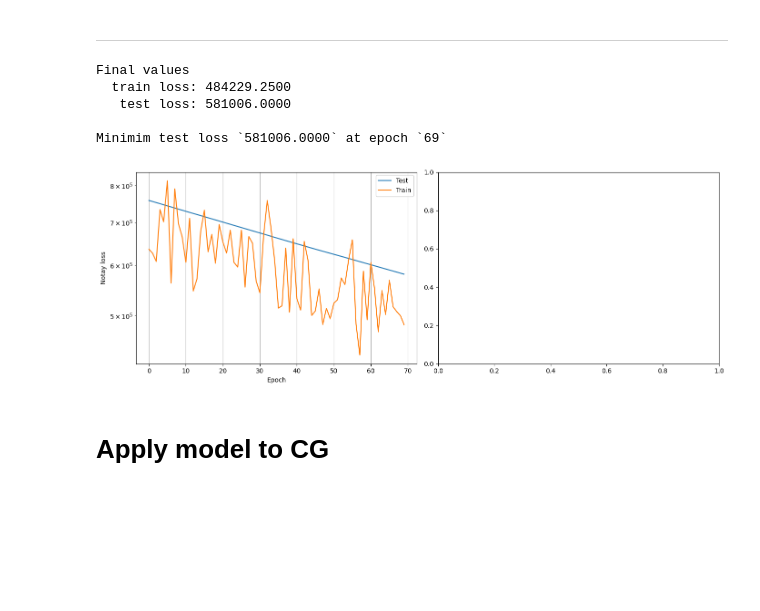
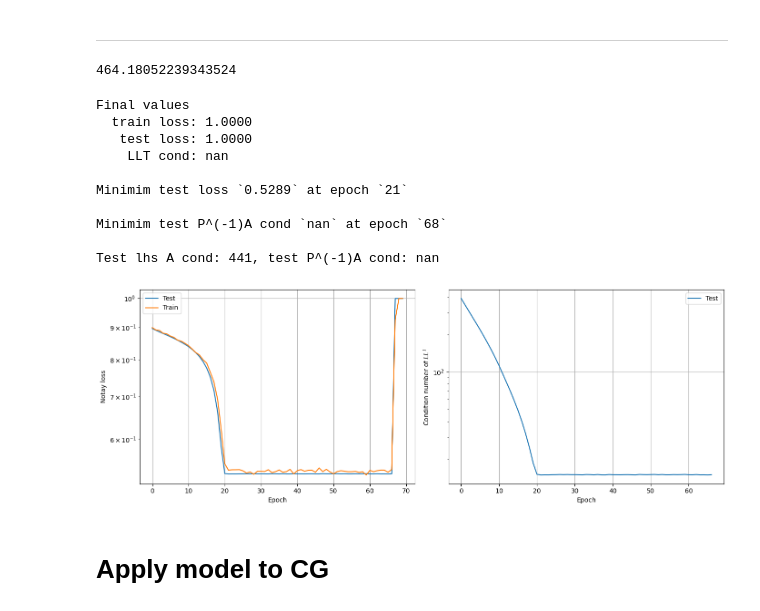
Before and after one commit to vltrifonov/PreCorrector, a Jupyter notebook: experiments/Experiments_Poisson2D.ipynb, the cells around one changed output. Cells and saved outputs as stored; diff of their text form; code cells hidden in the pictures; blank space fills up the shorter version.

```diff
--- a/experiments/Experiments_Poisson2D.ipynb
+++ b/experiments/Experiments_Poisson2D.ipynb
@@ -43,5 +44,5 @@ with_final_cond = False         # If True will calculate cond with final L. Also
 # %%
-batch_size = 16
+batch_size = 64
 lr = 1e-3
 epoch_num = 70
 # %%
@@ -65,3 +64,3 @@ A_test, b_test, u_exact_test, bi_edges_test = dataset_Poisson2D_finite_diff(grid
 # %%
-# A_train, b_train, u_exact_train, bi_edges_train, res_train = dataset_Krylov(grid, N_samples_train, seed=42, rhs_distr=[5, 5, 2], cg_repeats=cg_repeats, random_rhs=False)
-# A_test, b_test, u_exact_test, bi_edges_test, res_test = dataset_Krylov(grid, N_samples_test, seed=43, rhs_distr=[5, 5, 2], cg_repeats=cg_repeats, random_rhs=False)
+A_train, b_train, u_exact_train, bi_edges_train, res_train = dataset_Krylov(grid, N_samples_train, seed=42, rhs_distr=rhs_train, cg_repeats=cg_repeats, random_rhs=random_rhs)
+A_test, b_test, u_exact_test, bi_edges_test, res_test = dataset_Krylov(grid, N_samples_test, seed=43, rhs_distr=rhs_test, cg_repeats=cg_repeats, random_rhs=random_rhs)
@@ -88,10 +89,10 @@ Parameter number: 2753
 # %%
 # data = (X_train, X_test, y_train, y_test)
 data = (
-    [A_train, b_train, bi_edges_train, u_exact_train],
-    [A_test, b_test, bi_edges_test, u_exact_test],
-#     [A_train, b_train, bi_edges_train, u_exact_train, res_train],
-#     [A_test, b_test, bi_edges_test, u_exact_test, res_test],
+#     [A_train, b_train, bi_edges_train, u_exact_train],
+#     [A_test, b_test, bi_edges_test, u_exact_test],
+    [A_train, b_train, bi_edges_train, u_exact_train, res_train],
+    [A_test, b_test, bi_edges_test, u_exact_test, res_test],
     jnp.array([1]), jnp.array([1])
 )
 train_config = {
@@ -126,6 +127,10 @@ train_config = {
 # %% [markdown]
 -----
 # %%
-model, losses = train(model, data, train_config, loss_name=loss_type, with_cond=with_cond)
+s = perf_counter()
+model, losses = train(model, data, train_config, loss_name=loss_type, with_cond=with_cond, repeat_step=cg_repeats)
+print(perf_counter() - s)
+# %% [output]
+464.18052239343524
 # %%
 L = vmap(model, in_axes=(0, 0, 0, 0, 0), out_axes=(0))(*direc_graph_from_linear_system_sparse(A_test, b_test)[:-1], bi_edges_test)
@@ -159,38 +164,43 @@ if with_cond:
     # axes[1].plot(range(len(losses_pre[0])), losses_pre[2], label='Test')
     # axes[1].plot(range(len(losses_pre[0]), len(losses_pre[0])+len(losses[0])), losses[2], label='Test')
 
     axes[1].legend()
     axes[1].set_yscale('log')
     axes[1].set_xlabel('Epoch')
     axes[1].set_ylabel('Condition number of $LL^T$')
     axes[1].grid();
 
 
 # axes[0].axvline(pretrain_train_config['epoch_num'], 0, 1e11, linestyle='--', c='k')
 # axes[1].axvline(pretrain_train_config['epoch_num'], 0, 1e11, linestyle='--', c='k')
 # for vl in [28]:#[13, 17, 22, 25, 29, 39, 59, 79]:
 #     axes[0].axvline(vl, 0, 1e11, linestyle='--', c='k')
 #     axes[1].axvline(vl, 0, 1e11, linestyle='--', c='k')
 plt.tight_layout()
 
 
 if with_cond:
     print(f'Final values\n  train loss: {losses[0][-1]:.4f}\n   test loss: {losses[1][-1]:.4f}\n    LLT cond: {losses[2][-1]:.0f}')
     print(f'\nMinimim test loss `{jnp.min(losses[1]).item():.4f}` at epoch `{jnp.argmin(losses[1]).item():.0f}`')
     print(f'\nMinimim test P^(-1)A cond `{jnp.min(losses[2]).item():.0f}` at epoch `{jnp.argmin(losses[2]).item():.0f}`')
 else:
     print(f'Final values\n  train loss: {losses[0][-1]:.4f}\n   test loss: {losses[1][-1]:.4f}')
     print(f'\nMinimim test loss `{jnp.min(losses[1]).item():.4f}` at epoch `{jnp.argmin(losses[1]).item():.0f}`')
 if with_final_cond:
-    cond_A, cond_LLT = jit(asses_cond)(A_test, L)
+    cond_A, cond_LLT = jit(asses_cond)(A_test[::cg_repeats, ...], L[::cg_repeats, ...])
     print(f'\nTest lhs A cond: {cond_A:.0f}, test P^(-1)A cond: {cond_LLT:.0f}')
 # %% [output]
 Final values
-  train loss: 484229.2500
-   test loss: 581006.0000
+  train loss: 1.0000
+   test loss: 1.0000
+    LLT cond: nan
 
-Minimim test loss `581006.0000` at epoch `69`
+Minimim test loss `0.5289` at epoch `21`
+
+Minimim test P^(-1)A cond `nan` at epoch `68`
+
+Test lhs A cond: 441, test P^(-1)A cond: nan
-[figure, old version]
+[figure, new version]
 # %% [markdown]
 # Apply model to CG
 # %%
```
Also changed, not shown: parts of 8 cells of this notebook, 3 other files.
